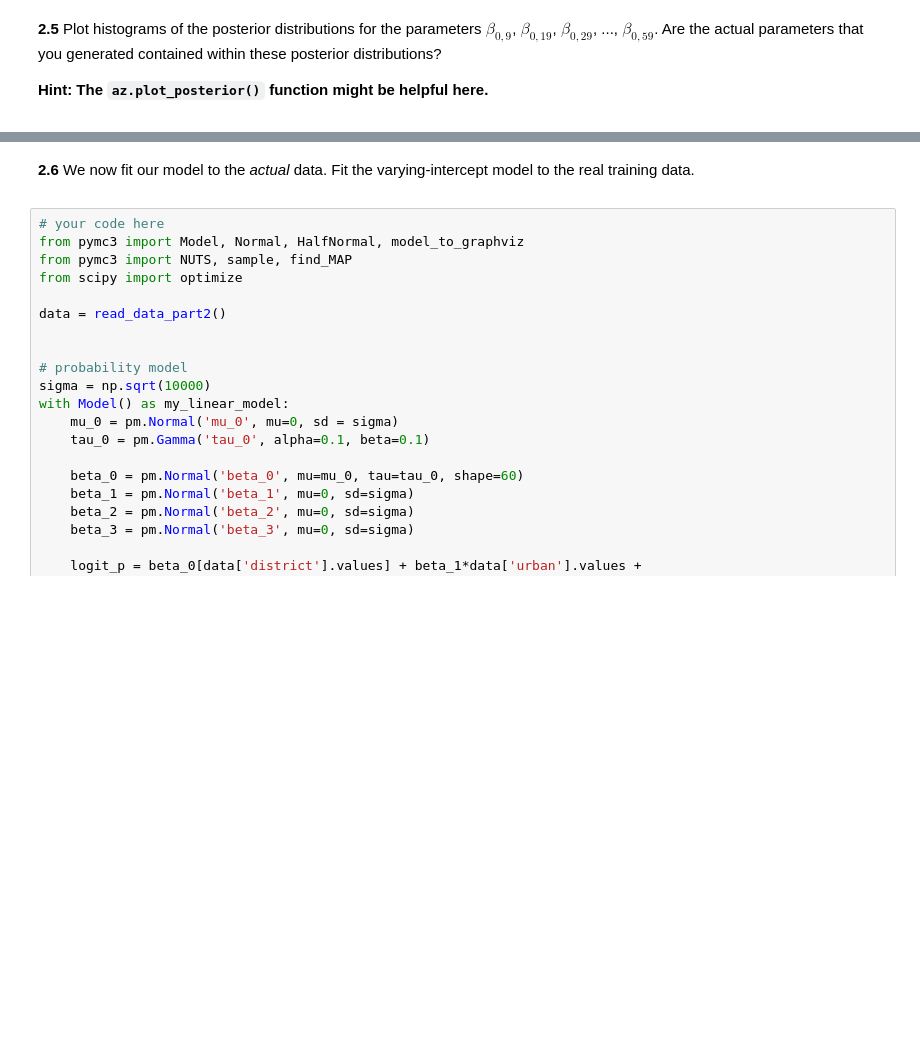
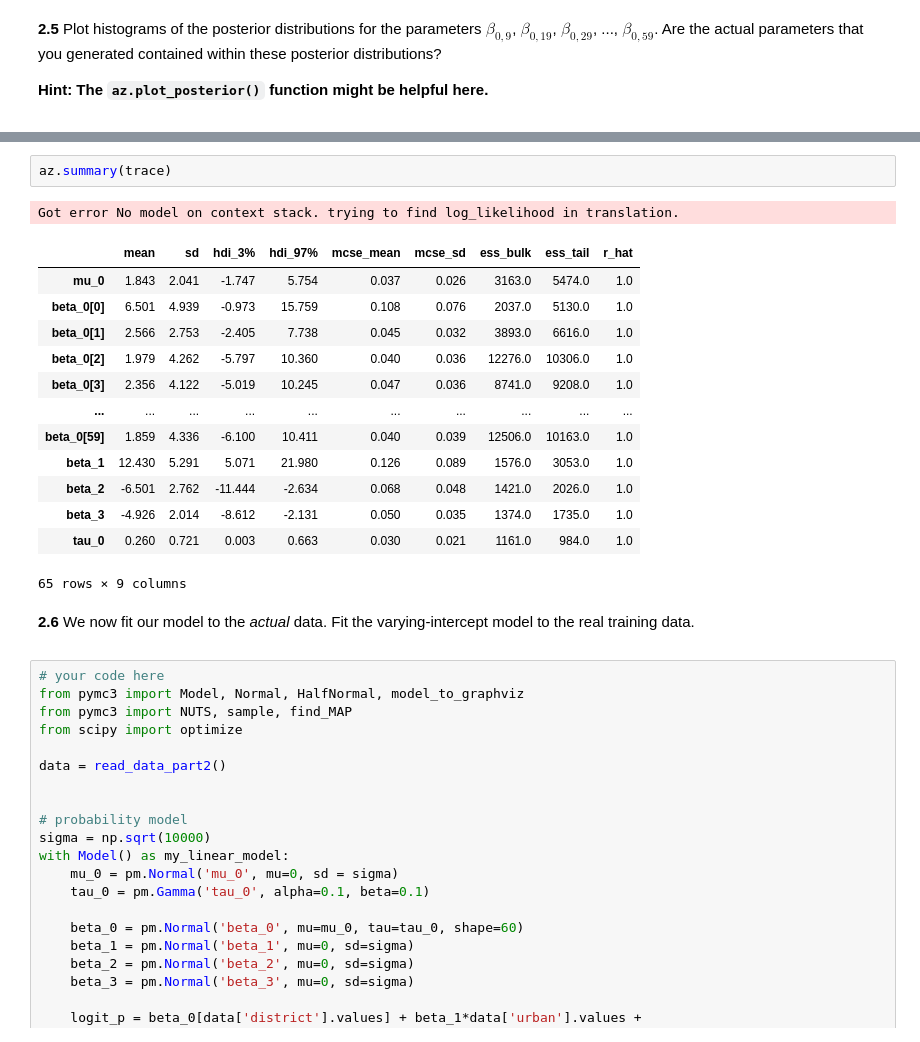
Before and after one commit to sebvargo/cs209b_hw2, a Jupyter notebook: cs109b_hw2.ipynb, the cells around one changed output, grey strips where cells are left out. Cells and saved outputs as stored; diff of their text form; blank space fills up the shorter version.

```diff
--- a/cs109b_hw2.ipynb
+++ b/cs109b_hw2.ipynb
@@ -700,3 +748,20 @@ plots = az.plot_posterior(trace, var_names=['beta_0'])
+# %%
+az.summary(trace)
+# %% [output]
+Got error No model on context stack. trying to find log_likelihood in translation.
+|  | mean | sd | hdi_3% | hdi_97% | mcse_mean | mcse_sd | ess_bulk | ess_tail | r_hat |
+| mu_0 | 1.843 | 2.041 | -1.747 | 5.754 | 0.037 | 0.026 | 3163.0 | 5474.0 | 1.0 |
+| beta_0[0] | 6.501 | 4.939 | -0.973 | 15.759 | 0.108 | 0.076 | 2037.0 | 5130.0 | 1.0 |
+| beta_0[1] | 2.566 | 2.753 | -2.405 | 7.738 | 0.045 | 0.032 | 3893.0 | 6616.0 | 1.0 |
+| beta_0[2] | 1.979 | 4.262 | -5.797 | 10.360 | 0.040 | 0.036 | 12276.0 | 10306.0 | 1.0 |
+| beta_0[3] | 2.356 | 4.122 | -5.019 | 10.245 | 0.047 | 0.036 | 8741.0 | 9208.0 | 1.0 |
+| ... | ... | ... | ... | ... | ... | ... | ... | ... | ... |
+| beta_0[59] | 1.859 | 4.336 | -6.100 | 10.411 | 0.040 | 0.039 | 12506.0 | 10163.0 | 1.0 |
+| beta_1 | 12.430 | 5.291 | 5.071 | 21.980 | 0.126 | 0.089 | 1576.0 | 3053.0 | 1.0 |
+| beta_2 | -6.501 | 2.762 | -11.444 | -2.634 | 0.068 | 0.048 | 1421.0 | 2026.0 | 1.0 |
+| beta_3 | -4.926 | 2.014 | -8.612 | -2.131 | 0.050 | 0.035 | 1374.0 | 1735.0 | 1.0 |
+| tau_0 | 0.260 | 0.721 | 0.003 | 0.663 | 0.030 | 0.021 | 1161.0 | 984.0 | 1.0 |
+65 rows × 9 columns
 # %% [markdown]
 <div class='exercise-r'>
 
```
Also changed, not shown: parts of 6 cells of this notebook, 2 other files.
